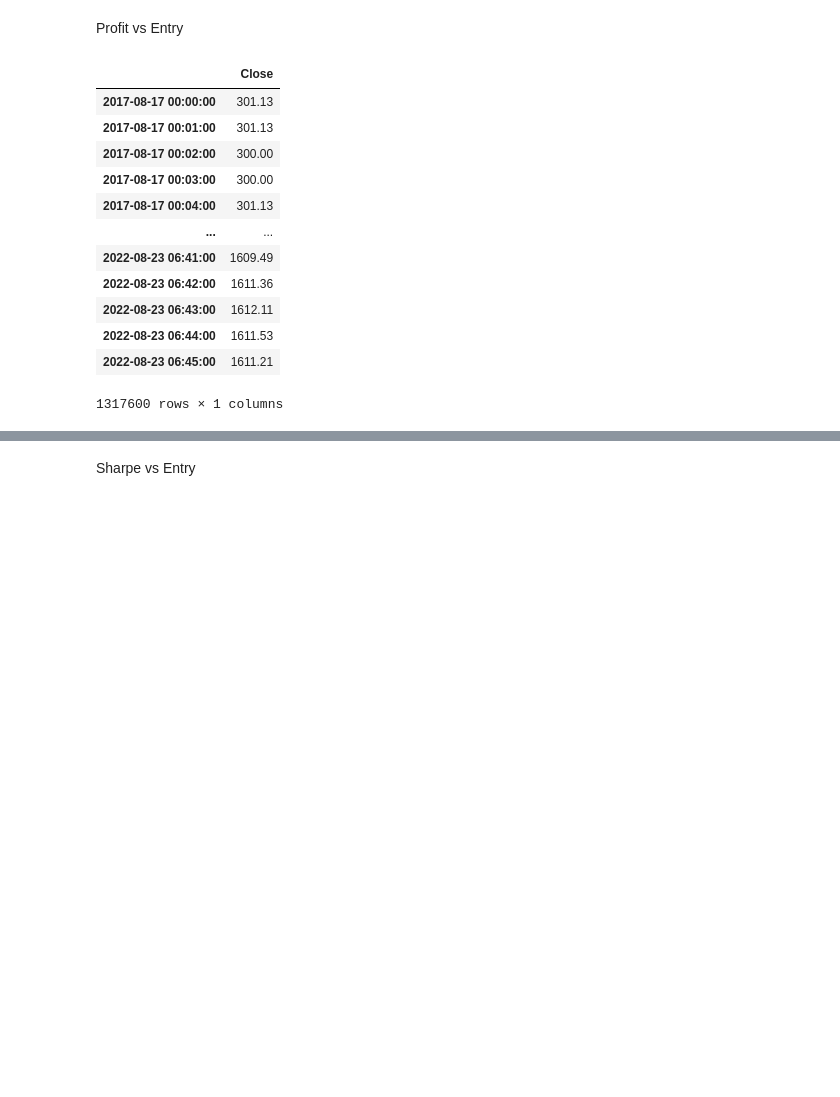
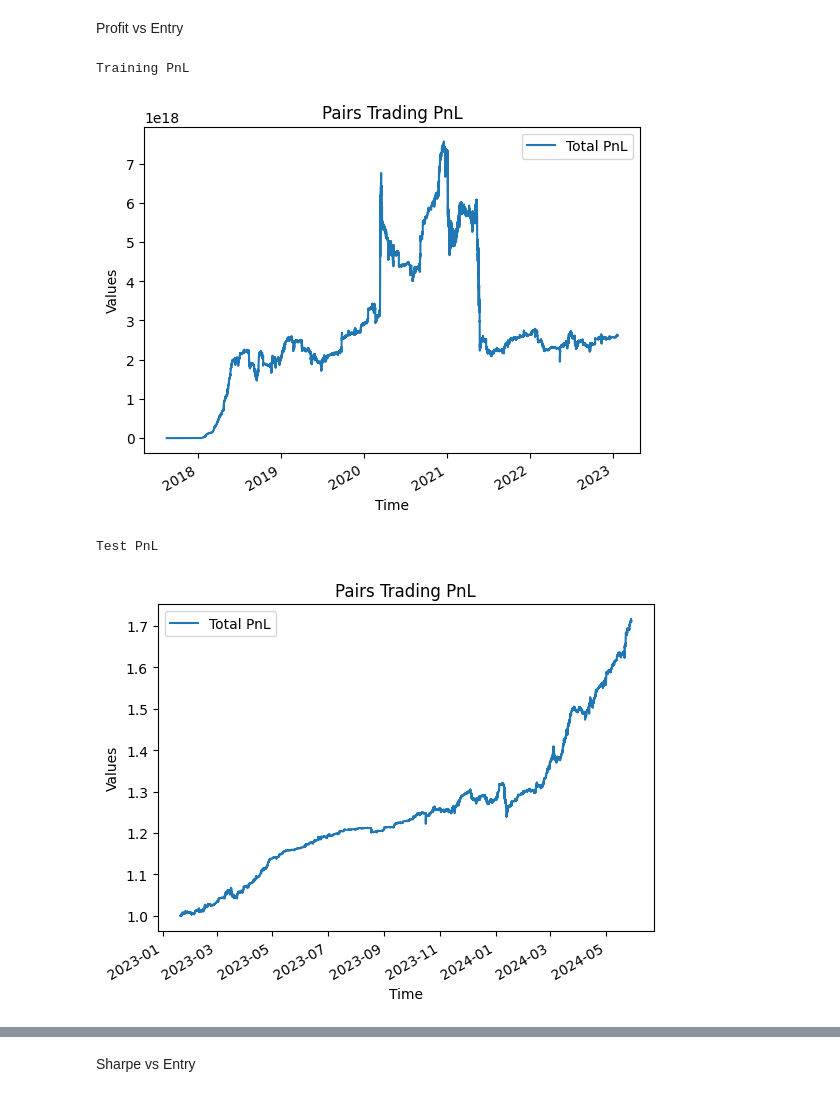
Before and after one commit to Austinai123/minute-data-fetcher, a Jupyter notebook: minute-price-fetcher.ipynb, the cells around one changed output, grey strips where cells are left out. Cells and saved outputs as stored; diff of their text form; code cells hidden in the pictures; blank space fills up the shorter version.

```diff
--- a/minute-price-fetcher.ipynb
+++ b/minute-price-fetcher.ipynb
@@ -1423,22 +1423,27 @@ final_df
 ### Minute Data
 # %% [markdown]
 Profit vs Entry
-# %%
-eth_train
-# %% [output]
-|  | Close |
-| 2017-08-17 00:00:00 | 301.13 |
-| 2017-08-17 00:01:00 | 301.13 |
-| 2017-08-17 00:02:00 | 300.00 |
-| 2017-08-17 00:03:00 | 300.00 |
-| 2017-08-17 00:04:00 | 301.13 |
-| ... | ... |
-| 2022-08-23 06:41:00 | 1609.49 |
-| 2022-08-23 06:42:00 | 1611.36 |
-| 2022-08-23 06:43:00 | 1612.11 |
-| 2022-08-23 06:44:00 | 1611.53 |
-| 2022-08-23 06:45:00 | 1611.21 |
-1317600 rows × 1 columns
+# %%
+timeframe = "1m"
+
+all_BTC_Min_Data = get_all_OHLC_data("BTC/USDT", timeframe)
+
+all_ETH_Min_Data = get_all_OHLC_data("ETH/USDT", timeframe)
+
+btc_train_3, btc_test_3 = train_test_split(
+    all_BTC_Min_Data, test_size=0.2, shuffle=False
+)
+
+eth_train_3, eth_test_3 = train_test_split(
+    all_ETH_Min_Data, test_size=0.2, shuffle=False
+)
+
+pair_trade_result(btc_train_3, eth_train_3, btc_test_3, eth_test_3)
+# %% [output]
+Training PnL
+[figure, added]
+Test PnL
+[figure, added]
 # %%
 final_profits = pd.DataFrame(columns=["Num", "Profit"])
 for num in range(5, 30):
```
Also changed, not shown: parts of 4 cells of this notebook.
